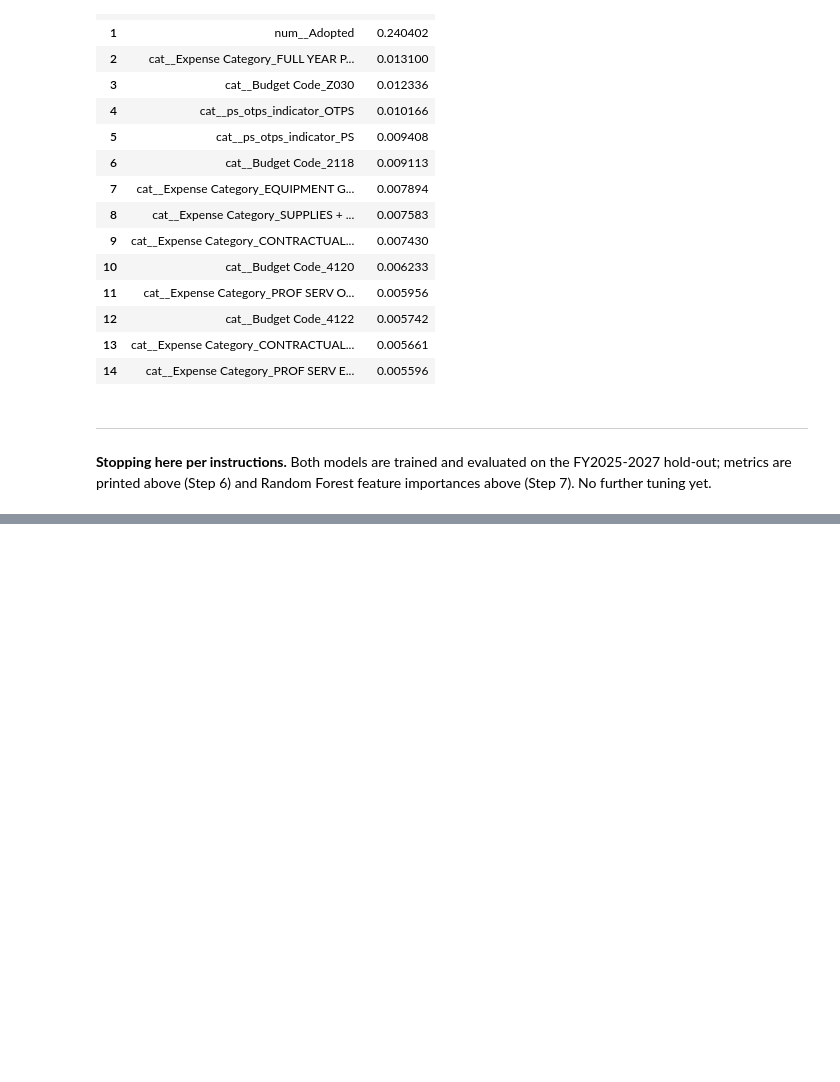
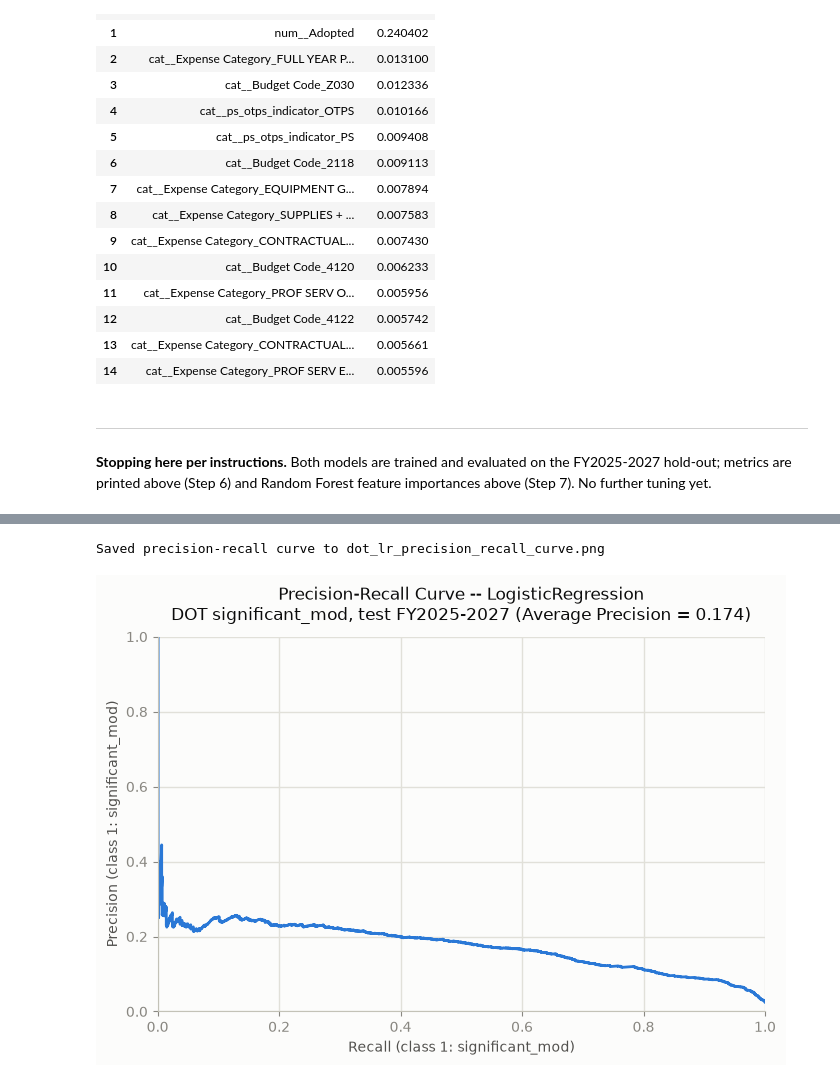
Before and after one commit to lindali-huishan/Budget_Allocation, a Jupyter notebook: dot_model_classification.ipynb, the cells around one changed output, grey strips where cells are left out. Cells and saved outputs as stored; diff of their text form; code cells hidden in the pictures; blank space fills up the shorter version.

Commit message:
Add threshold tuning + PR curve for DOT classifier (recall-favoring operating point)

```diff
--- a/dot_model_classification.ipynb
+++ b/dot_model_classification.ipynb
@@ -420,0 +431,5 @@ Forest feature importances above (Step 7). No further tuning yet.
+# %%
+y_proba_lr = pipe_lr.predict_proba(X_test)[:, 1]
+
+print("Predicted probability of significant_mod=1 (LogisticRegression, test set):")
+print(pd.Series(y_proba_lr, name="p(significant_mod=1)").describe())
@@ -420,0 +447,52 @@ Forest feature importances above (Step 7). No further tuning yet.
+# %%
+import matplotlib.pyplot as plt
+from sklearn.metrics import average_precision_score, precision_recall_curve
+
+precisions, recalls, pr_thresholds = precision_recall_curve(y_test, y_proba_lr)
+avg_precision = average_precision_score(y_test, y_proba_lr)
+
+# Light-surface palette (portable for a saved PNG headed into a paper/PDF,
+# where "agnostic" in practice means "doesn't look broken on white or dark
+# viewers" -- a single flat hue can't truly retheme, so we standardize on
+# the light-mode chart surface, which is the safe default for print/paper).
+SURFACE = "#fcfcfb"
+INK_PRIMARY = "#0b0b0b"
+INK_SECONDARY = "#52514e"
+INK_MUTED = "#898781"
+GRIDLINE = "#e1e0d9"
+BASELINE = "#c3c2b7"
+SERIES_BLUE = "#2a78d6"
+
+fig, ax = plt.subplots(figsize=(7, 5), facecolor=SURFACE)
+ax.set_facecolor(SURFACE)
+
+ax.plot(recalls, precisions, color=SERIES_BLUE, linewidth=2, solid_capstyle="round")
+
+ax.set_xlim(0, 1)
+ax.set_ylim(0, 1)
+ax.set_xlabel("Recall (class 1: significant_mod)", color=INK_SECONDARY)
+ax.set_ylabel("Precision (class 1: significant_mod)", color=INK_SECONDARY)
+ax.set_title(
+    "Precision-Recall Curve -- LogisticRegression\n"
+    f"DOT significant_mod, test FY2025-2027 (Average Precision = {avg_precision:.3f})",
+    color=INK_PRIMARY, fontsize=12, pad=12,
+)
+
+ax.grid(True, color=GRIDLINE, linewidth=1, linestyle="-")
+ax.set_axisbelow(True)
+for spine_name, spine in ax.spines.items():
+    if spine_name in ("top", "right"):
+        spine.set_visible(False)
+    else:
+        spine.set_color(BASELINE)
+ax.tick_params(colors=INK_MUTED)
+
+fig.tight_layout()
+
+PR_CURVE_PATH = "dot_lr_precision_recall_curve.png"
+fig.savefig(PR_CURVE_PATH, dpi=150, facecolor=SURFACE)
+print(f"Saved precision-recall curve to {PR_CURVE_PATH}")
+plt.show()
+# %% [output]
+Saved precision-recall curve to dot_lr_precision_recall_curve.png
+[figure, added]
```
Also changed, not shown: parts of 8 cells of this notebook, 1 other file.
